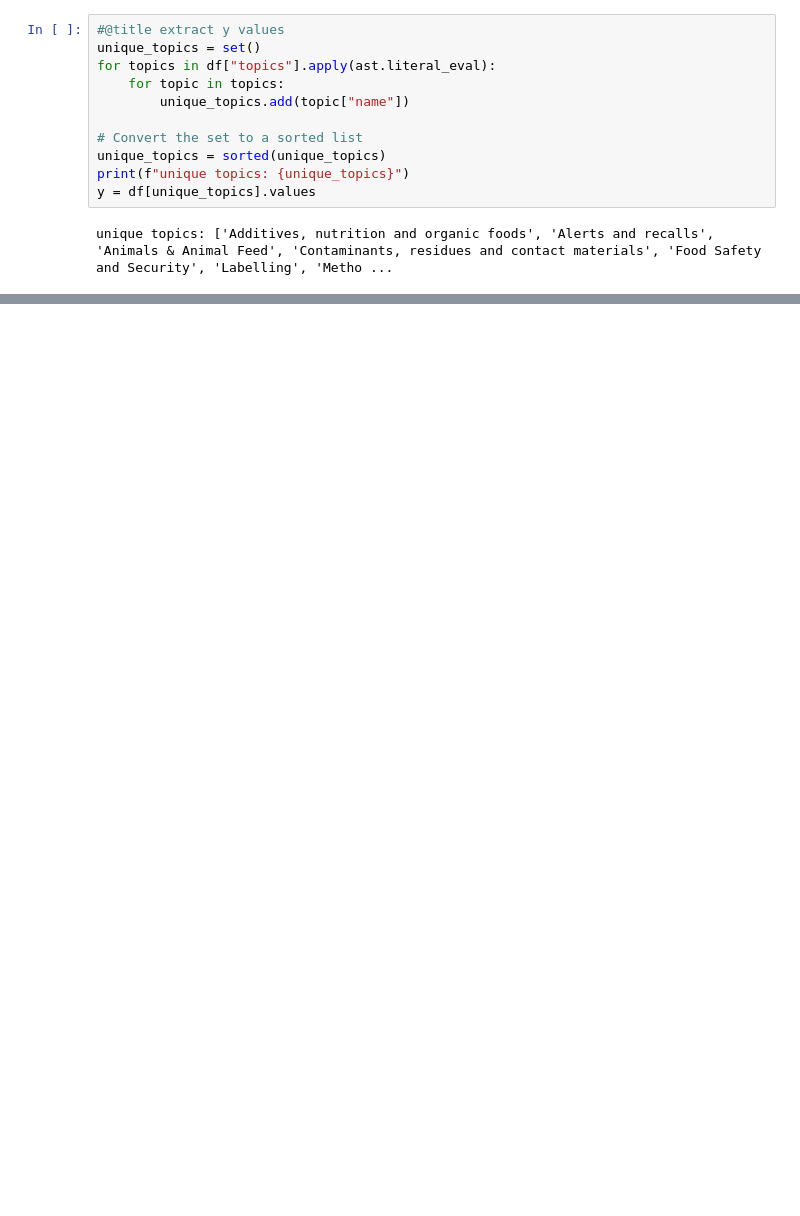
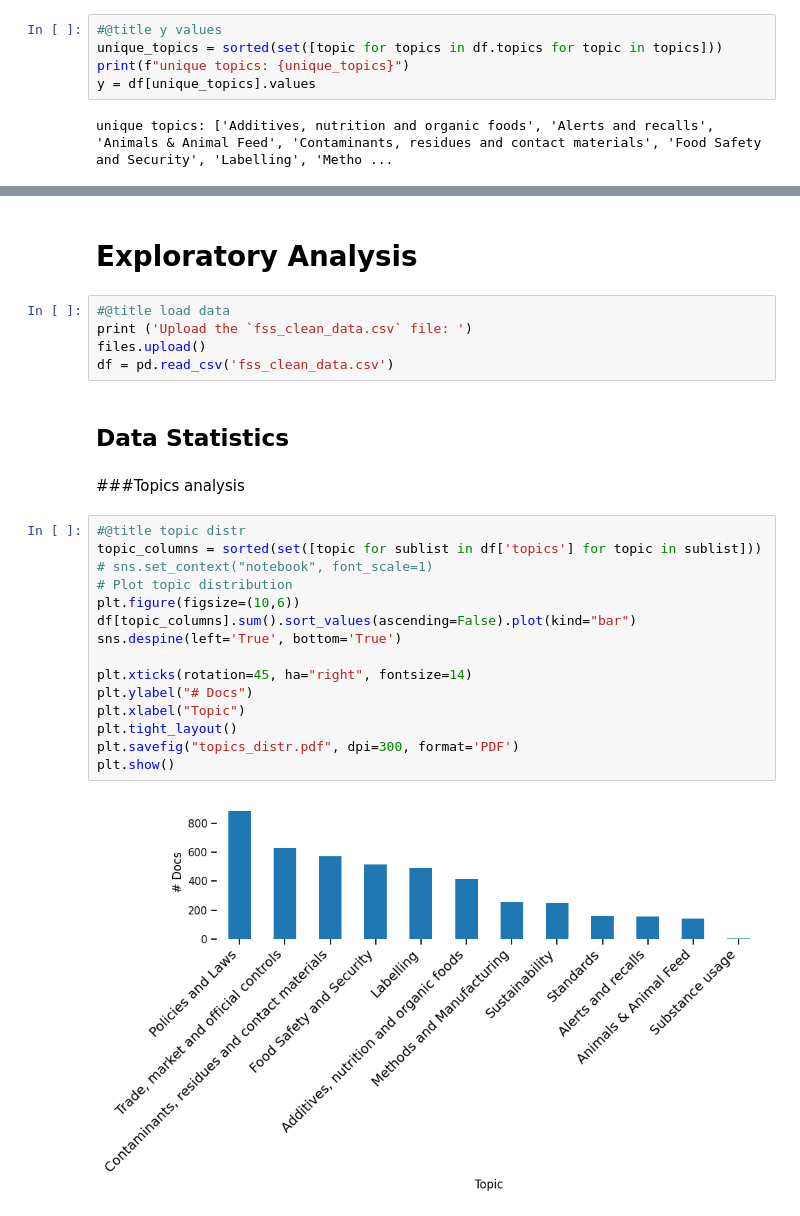
Before and after one commit to EFRA-DH/sgs, a Jupyter notebook: efra_dh_benchmark.ipynb, the cells around one changed output, grey strips where cells are left out. Drawn from its saved outputs; the diff is of its cells as text; blank space fills up the shorter version.

```diff
--- a/efra_dh_benchmark.ipynb
+++ b/efra_dh_benchmark.ipynb
@@ -328,12 +322,6 @@ with open('sgs_bench_stella1.5B_e_dict.pkl', 'rb') as f:
 # %%
-#@title extract y values
-unique_topics = set()
-for topics in df["topics"].apply(ast.literal_eval):
-    for topic in topics:
-        unique_topics.add(topic["name"])
-
-# Convert the set to a sorted list
-unique_topics = sorted(unique_topics)
+#@title y values
+unique_topics = sorted(set([topic for topics in df.topics for topic in topics]))
 print(f"unique topics: {unique_topics}")
 y = df[unique_topics].values
 # %% [output]
@@ -819,0 +1140,28 @@ for k in range(1, 15):
+# %% [markdown]
+# Exploratory Analysis
+# %%
+#@title load data
+print ('Upload the `fss_clean_data.csv` file: ')
+files.upload()
+df = pd.read_csv('fss_clean_data.csv')
+# %% [markdown]
+## Data Statistics
+# %% [markdown]
+###Topics analysis
+# %%
+#@title topic distr
+topic_columns = sorted(set([topic for sublist in df['topics'] for topic in sublist]))
+# sns.set_context("notebook", font_scale=1)
+# Plot topic distribution
+plt.figure(figsize=(10,6))
+df[topic_columns].sum().sort_values(ascending=False).plot(kind="bar")
+sns.despine(left='True', bottom='True')
+
+plt.xticks(rotation=45, ha="right", fontsize=14)
+plt.ylabel("# Docs")
+plt.xlabel("Topic")
+plt.tight_layout()
+plt.savefig("topics_distr.pdf", dpi=300, format='PDF')
+plt.show()
+# %% [output]
+[figure, added]
```
Also changed, not shown: parts of 80 cells of this notebook.
